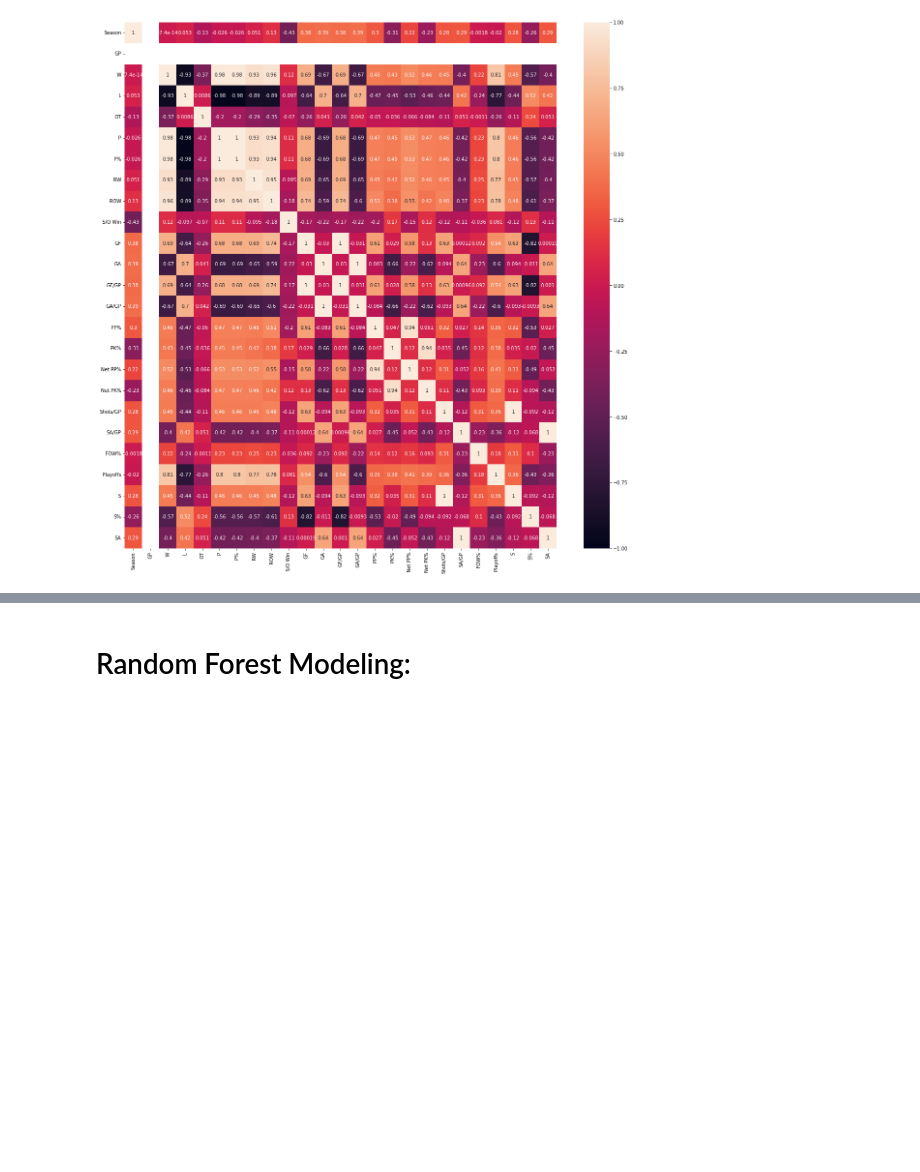
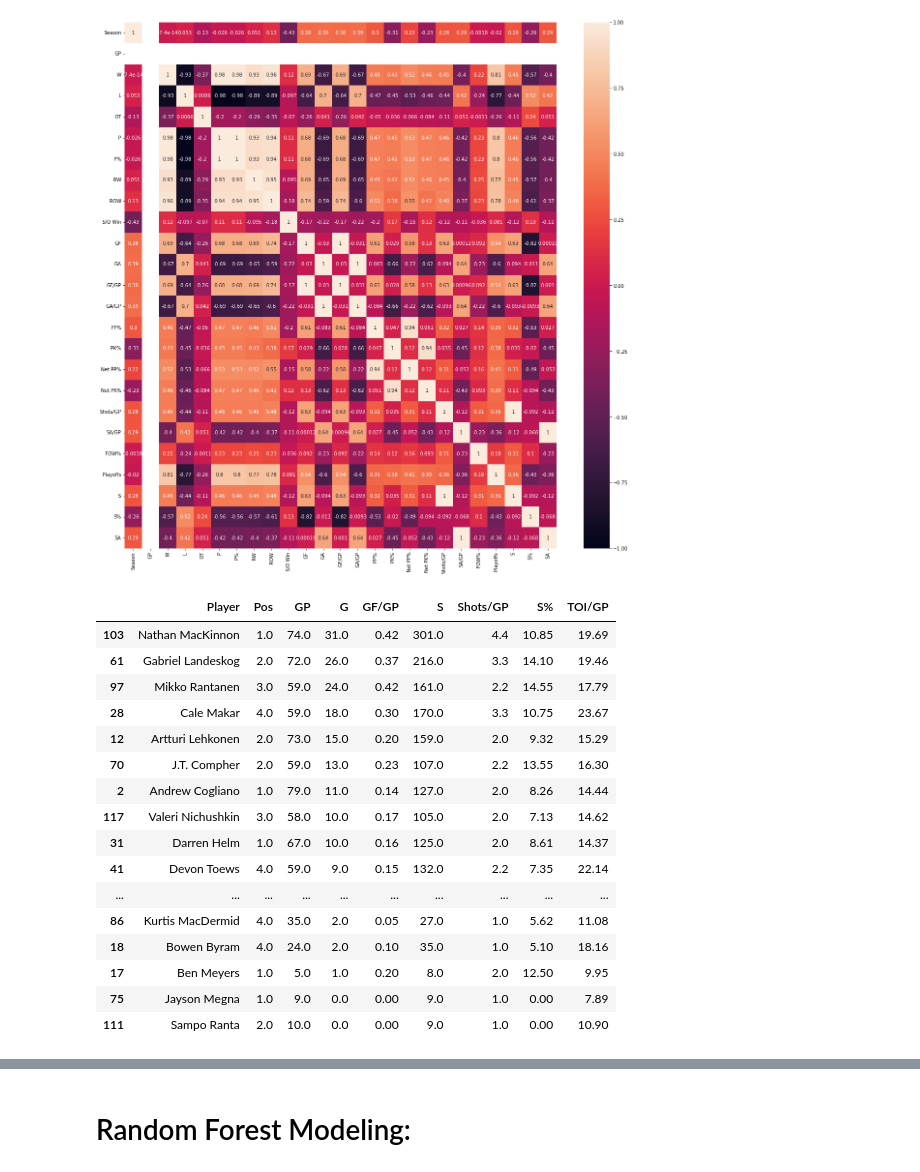
Before and after one commit to PandaBacon21/colorado_avalanche_analysis, a Jupyter notebook: Practicum Project.ipynb, the cells around one changed output, grey strips where cells are left out. Saved outputs shown, nothing was run; the diff lists cells and outputs as text; code cells hidden in the pictures; blank space fills up the shorter version.

Commit message:
update project with additional player EDA
Additional player EDA included to highlight expected player leaders

```diff
--- a/Practicum Project.ipynb
+++ b/Practicum Project.ipynb
@@ -695,3 +695,23 @@ sns.heatmap(data=teams.corr(), vmin=-1, vmax=1, annot=True)
 # %% [output]
 <AxesSubplot:>
 [figure]
+# %%
+players_comb.sort_values("G", ascending = False)
+# %% [output]
+|  | Player | Pos | GP | G | GF/GP | S | Shots/GP | S% | TOI/GP |
+| 103 | Nathan MacKinnon | 1.0 | 74.0 | 31.0 | 0.42 | 301.0 | 4.4 | 10.85 | 19.69 |
+| 61 | Gabriel Landeskog | 2.0 | 72.0 | 26.0 | 0.37 | 216.0 | 3.3 | 14.10 | 19.46 |
+| 97 | Mikko Rantanen | 3.0 | 59.0 | 24.0 | 0.42 | 161.0 | 2.2 | 14.55 | 17.79 |
+| 28 | Cale Makar | 4.0 | 59.0 | 18.0 | 0.30 | 170.0 | 3.3 | 10.75 | 23.67 |
+| 12 | Artturi Lehkonen | 2.0 | 73.0 | 15.0 | 0.20 | 159.0 | 2.0 | 9.32 | 15.29 |
+| 70 | J.T. Compher | 2.0 | 59.0 | 13.0 | 0.23 | 107.0 | 2.2 | 13.55 | 16.30 |
+| 2 | Andrew Cogliano | 1.0 | 79.0 | 11.0 | 0.14 | 127.0 | 2.0 | 8.26 | 14.44 |
+| 117 | Valeri Nichushkin | 3.0 | 58.0 | 10.0 | 0.17 | 105.0 | 2.0 | 7.13 | 14.62 |
+| 31 | Darren Helm | 1.0 | 67.0 | 10.0 | 0.16 | 125.0 | 2.0 | 8.61 | 14.37 |
+| 41 | Devon Toews | 4.0 | 59.0 | 9.0 | 0.15 | 132.0 | 2.2 | 7.35 | 22.14 |
+| ... | ... | ... | ... | ... | ... | ... | ... | ... | ... |
+| 86 | Kurtis MacDermid | 4.0 | 35.0 | 2.0 | 0.05 | 27.0 | 1.0 | 5.62 | 11.08 |
+| 18 | Bowen Byram | 4.0 | 24.0 | 2.0 | 0.10 | 35.0 | 1.0 | 5.10 | 18.16 |
+| 17 | Ben Meyers | 1.0 | 5.0 | 1.0 | 0.20 | 8.0 | 2.0 | 12.50 | 9.95 |
+| 75 | Jayson Megna | 1.0 | 9.0 | 0.0 | 0.00 | 9.0 | 1.0 | 0.00 | 7.89 |
+| 111 | Sampo Ranta | 2.0 | 10.0 | 0.0 | 0.00 | 9.0 | 1.0 | 0.00 | 10.90 |
```
Also changed, not shown: parts of 2 cells of this notebook.
